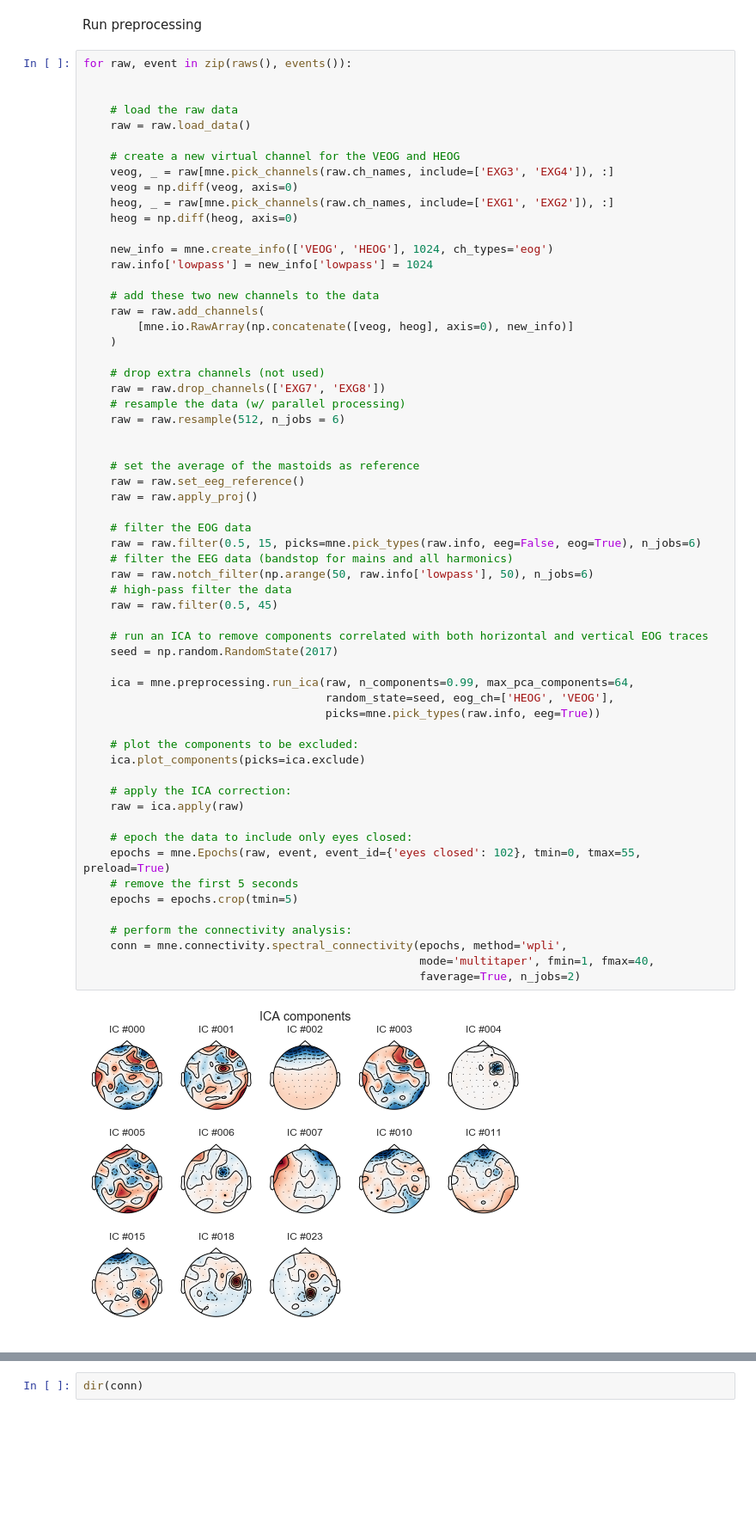
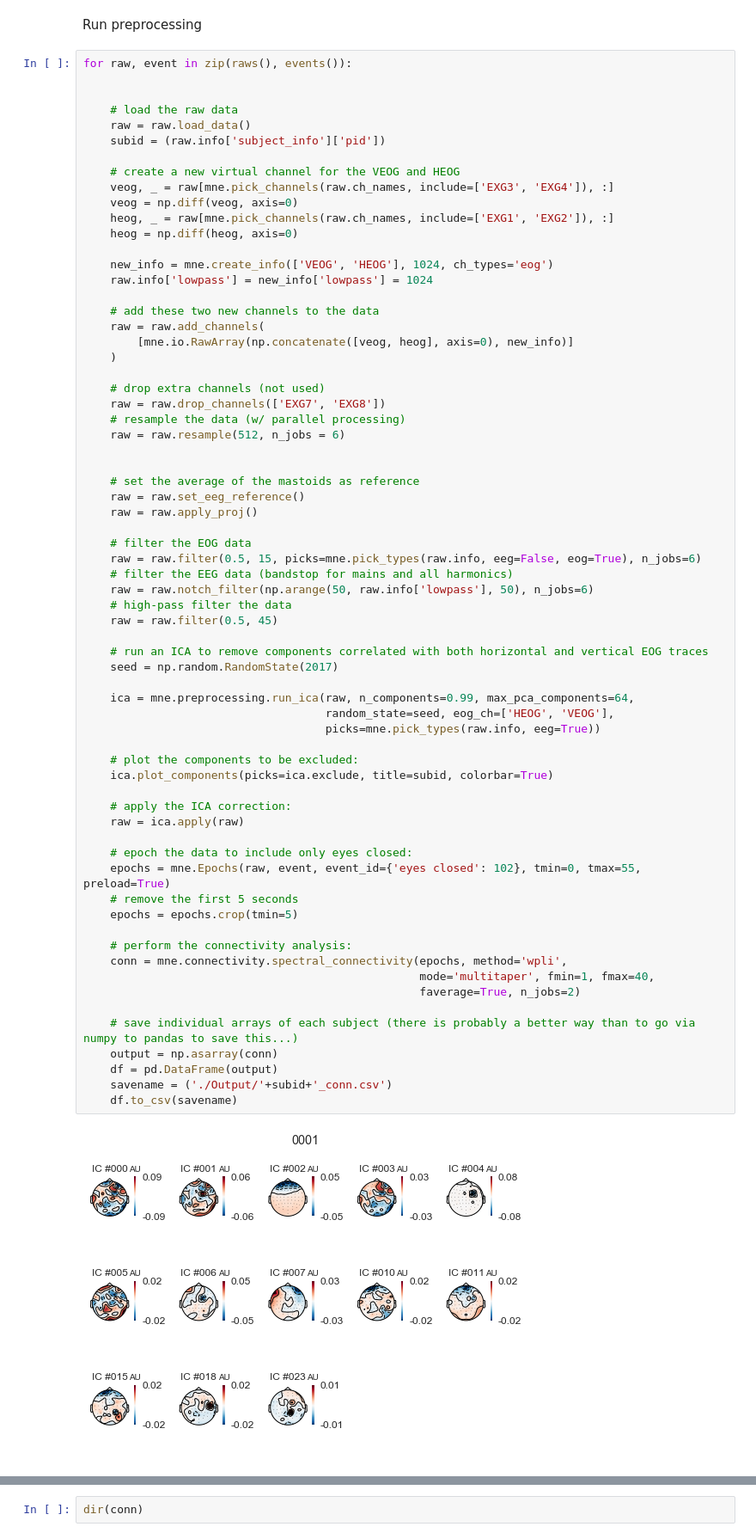
Before and after one commit to rb643/resting_state_eeg, a Jupyter notebook: resting_state_eeg.ipynb, the cells around one changed output, grey strips where cells are left out. Shown: that part at 86% size. Saved outputs shown, nothing was run; the diff lists cells and outputs as text; blank space fills up the shorter version.

Commit message:
made a start with saving intermediate output

```diff
--- a/resting_state_eeg.ipynb
+++ b/resting_state_eeg.ipynb
@@ -43,6 +43,7 @@ for raw, event in zip(raws(), events()):
 
     # load the raw data
     raw = raw.load_data()
+    subid = (raw.info['subject_info']['pid'])
 
     # create a new virtual channel for the VEOG and HEOG
     veog, _ = raw[mne.pick_channels(raw.ch_names, include=['EXG3', 'EXG4']), :]
@@ -70,32 +71,38 @@ for raw, event in zip(raws(), events()):
 
     # filter the EOG data
     raw = raw.filter(0.5, 15, picks=mne.pick_types(raw.info, eeg=False, eog=True), n_jobs=6)
     # filter the EEG data (bandstop for mains and all harmonics)
     raw = raw.notch_filter(np.arange(50, raw.info['lowpass'], 50), n_jobs=6)
     # high-pass filter the data
     raw = raw.filter(0.5, 45)
 
     # run an ICA to remove components correlated with both horizontal and vertical EOG traces
     seed = np.random.RandomState(2017)
 
     ica = mne.preprocessing.run_ica(raw, n_components=0.99, max_pca_components=64,
                                     random_state=seed, eog_ch=['HEOG', 'VEOG'],
                                     picks=mne.pick_types(raw.info, eeg=True))
 
     # plot the components to be excluded:
-    ica.plot_components(picks=ica.exclude)
+    ica.plot_components(picks=ica.exclude, title=subid, colorbar=True)
 
     # apply the ICA correction:
     raw = ica.apply(raw)
 
     # epoch the data to include only eyes closed:
     epochs = mne.Epochs(raw, event, event_id={'eyes closed': 102}, tmin=0, tmax=55, preload=True)
     # remove the first 5 seconds
     epochs = epochs.crop(tmin=5)
 
     # perform the connectivity analysis:
     conn = mne.connectivity.spectral_connectivity(epochs, method='wpli',
                                                   mode='multitaper', fmin=1, fmax=40,
                                                   faverage=True, n_jobs=2)
+
+    # save individual arrays of each subject (there is probably a better way than to go via numpy to pandas to save this...)
+    output = np.asarray(conn)
+    df = pd.DataFrame(output)
+    savename = ('./Output/'+subid+'_conn.csv')
+    df.to_csv(savename)
 # %% [output]
-[figure, old version]
+[figure, new version]
```
Also changed, not shown: parts of 4 cells of this notebook, 2 other files.
